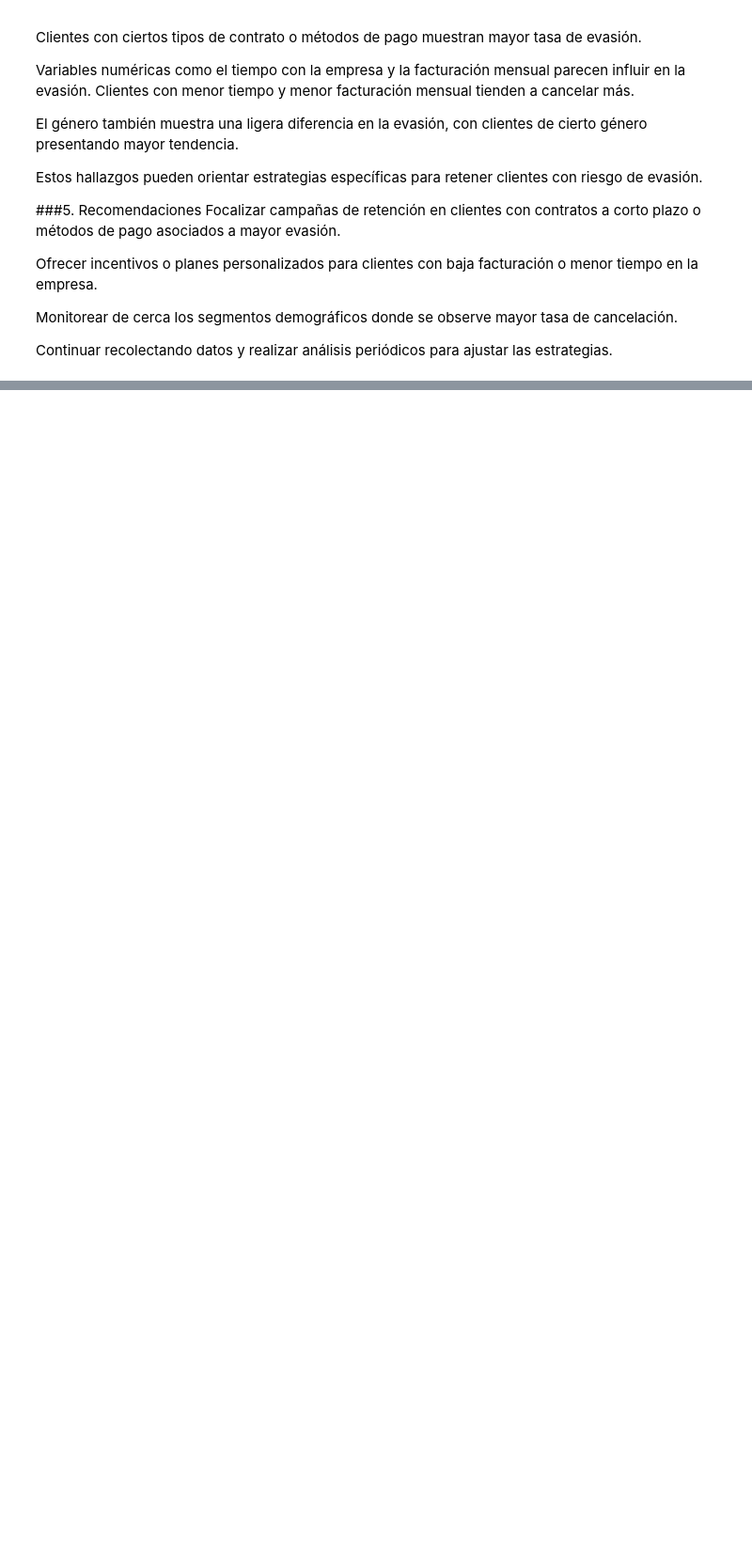
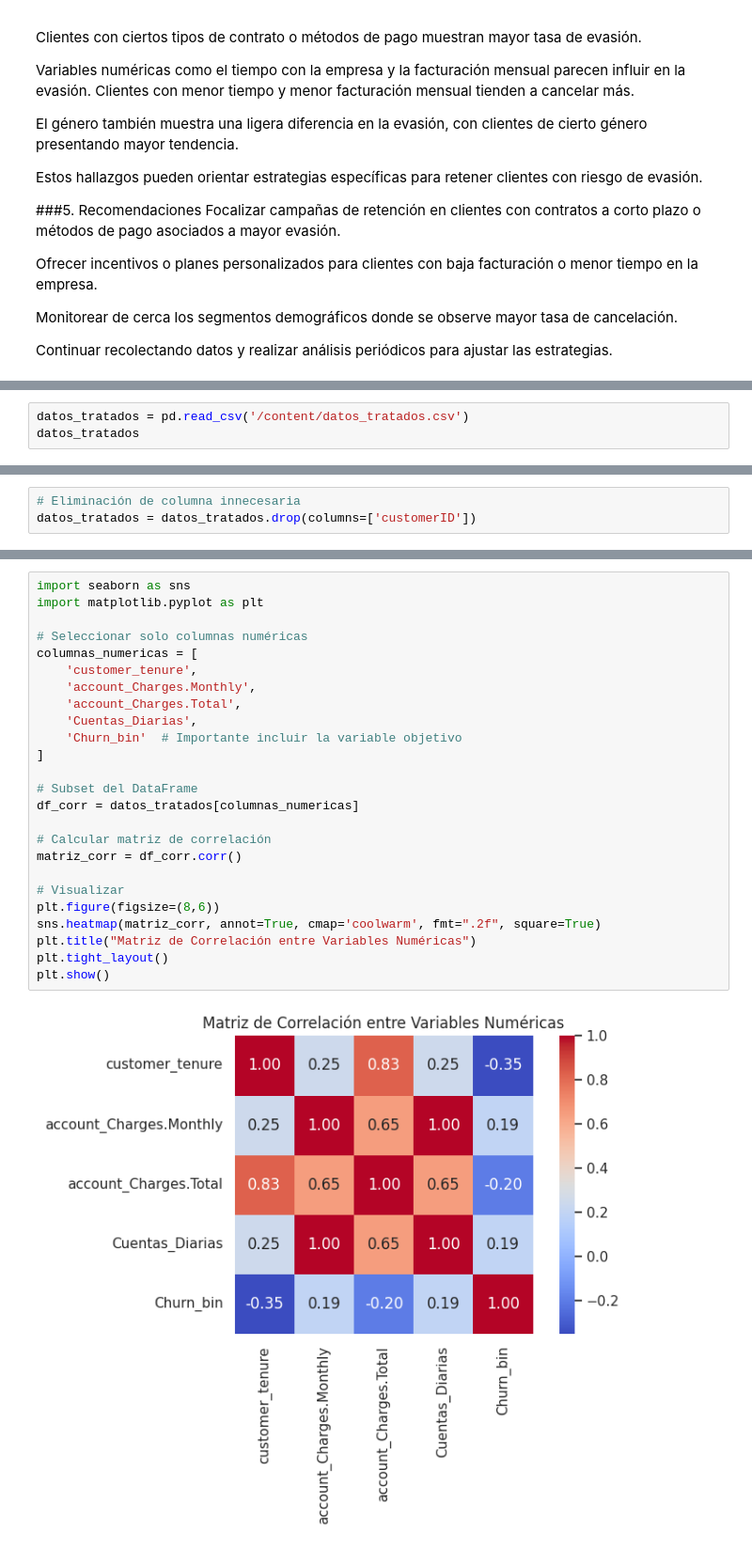
Before and after one commit to kikecastillocolombia/desafio_telecom_2, a Jupyter notebook: TelecomX_LATAM.ipynb, the cells around one changed output, grey strips where cells are left out. Shown at 94% size. Cells and saved outputs as stored; diff of their text form; blank space fills up the shorter version.

```diff
--- a/TelecomX_LATAM.ipynb
+++ b/TelecomX_LATAM.ipynb
@@ -577,0 +575,3 @@ df.to_csv("datos_tratados.csv", index=False)
+# %%
+datos_tratados = pd.read_csv('/content/datos_tratados.csv')
+datos_tratados
@@ -577,0 +592,3 @@ df.to_csv("datos_tratados.csv", index=False)
+# %%
+# Eliminación de columna innecesaria
+datos_tratados = datos_tratados.drop(columns=['customerID'])
@@ -577,0 +758,27 @@ df.to_csv("datos_tratados.csv", index=False)
+# %%
+import seaborn as sns
+import matplotlib.pyplot as plt
+
+# Seleccionar solo columnas numéricas
+columnas_numericas = [
+    'customer_tenure',
+    'account_Charges.Monthly',
+    'account_Charges.Total',
+    'Cuentas_Diarias',
+    'Churn_bin'  # Importante incluir la variable objetivo
+]
+
+# Subset del DataFrame
+df_corr = datos_tratados[columnas_numericas]
+
+# Calcular matriz de correlación
+matriz_corr = df_corr.corr()
+
+# Visualizar
+plt.figure(figsize=(8,6))
+sns.heatmap(matriz_corr, annot=True, cmap='coolwarm', fmt=".2f", square=True)
+plt.title("Matriz de Correlación entre Variables Numéricas")
+plt.tight_layout()
+plt.show()
+# %% [output]
+[figure, added]
```
Also changed, not shown: parts of 53 cells of this notebook.
